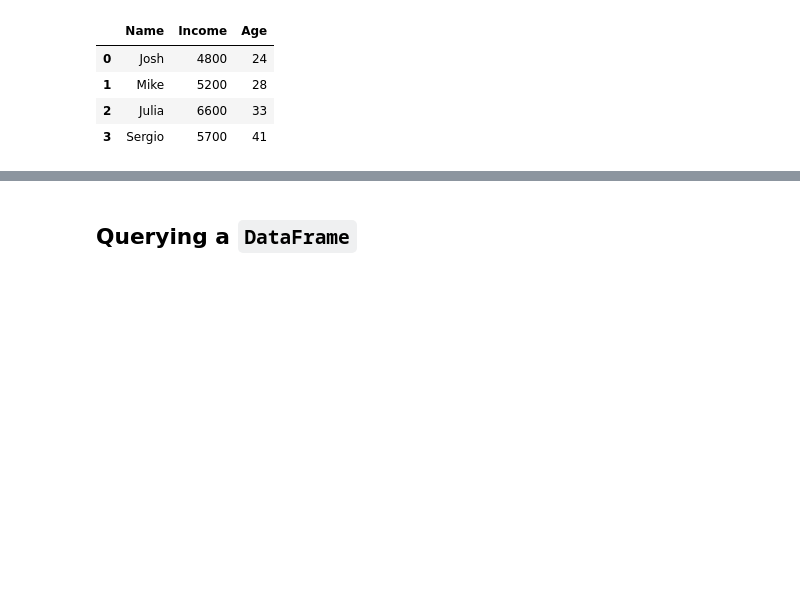
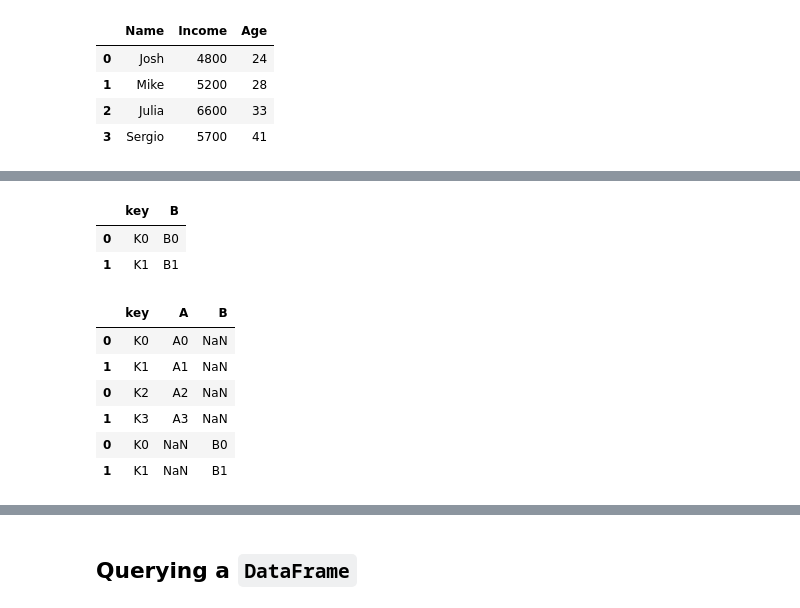
Before and after one commit to dev-SR/machine-learning, a Jupyter notebook: 01pandas/pandas.ipynb, the cells around one changed output, grey strips where cells are left out. Saved outputs shown, nothing was run; the diff lists cells and outputs as text; code cells hidden in the pictures; blank space fills up the shorter version.

```diff
--- a/01pandas/pandas.ipynb
+++ b/01pandas/pandas.ipynb
@@ -1800,0 +1745,4 @@ employees.filter(regex='e$', axis=1)  # Columns end with "e"
+# %%
+df1 = pd.DataFrame({'key': ['K0', 'K1',],
+                   'A': ['A0', 'A1']})
+df1
@@ -1800,0 +1753,5 @@ employees.filter(regex='e$', axis=1)  # Columns end with "e"
+# %%
+more = pd.DataFrame({'key': [ 'K2', 'K3'],
+                   'A': ['A2', 'A3', ]})
+df1 = pd.concat([df1,more])
+df1
@@ -1800,0 +1764,20 @@ employees.filter(regex='e$', axis=1)  # Columns end with "e"
+# %%
+# different column names
+df2 = pd.DataFrame({'key': ['K0', 'K1'],
+                      'B': ['B0', 'B1']})
+df2
+# %% [output]
+|  | key | B |
+| 0 | K0 | B0 |
+| 1 | K1 | B1 |
+# %%
+# concat with different column names
+pd.concat([df1,df2])
+# %% [output]
+|  | key | A | B |
+| 0 | K0 | A0 | NaN |
+| 1 | K1 | A1 | NaN |
+| 0 | K2 | A2 | NaN |
+| 1 | K3 | A3 | NaN |
+| 0 | K0 | NaN | B0 |
+| 1 | K1 | NaN | B1 |
```
Also changed, not shown: parts of 220 cells of this notebook, 6 other files.
